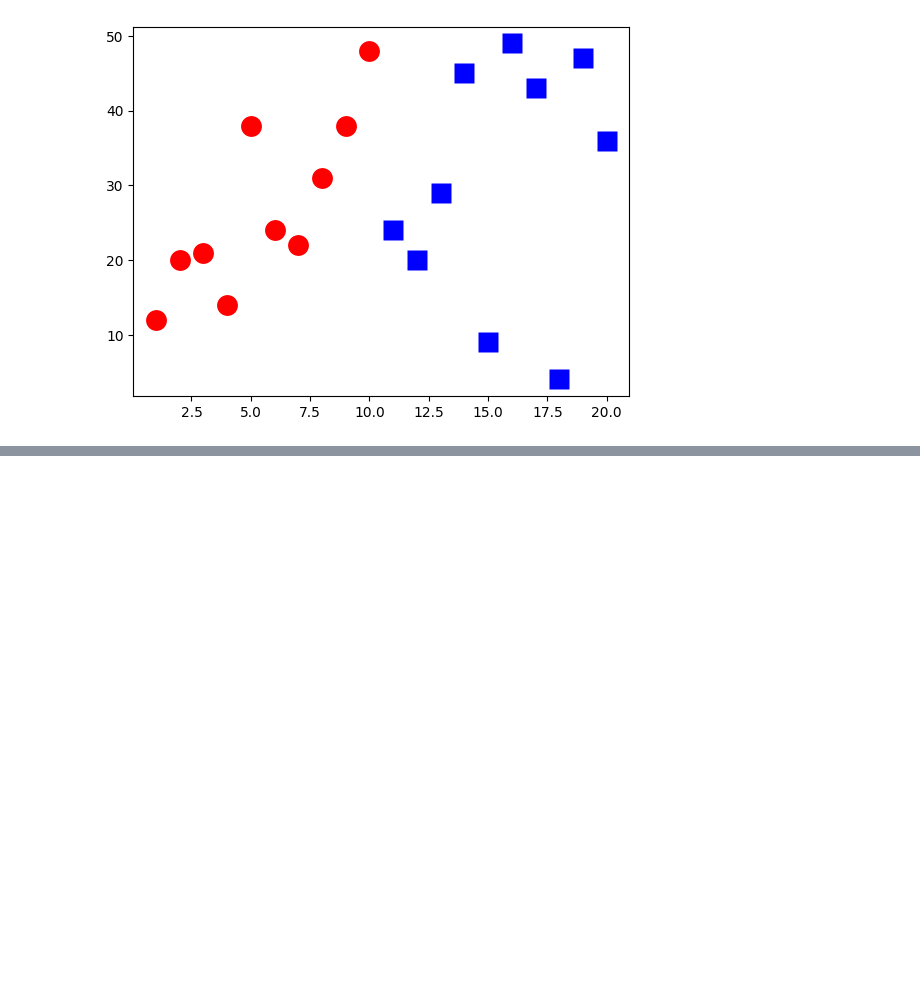
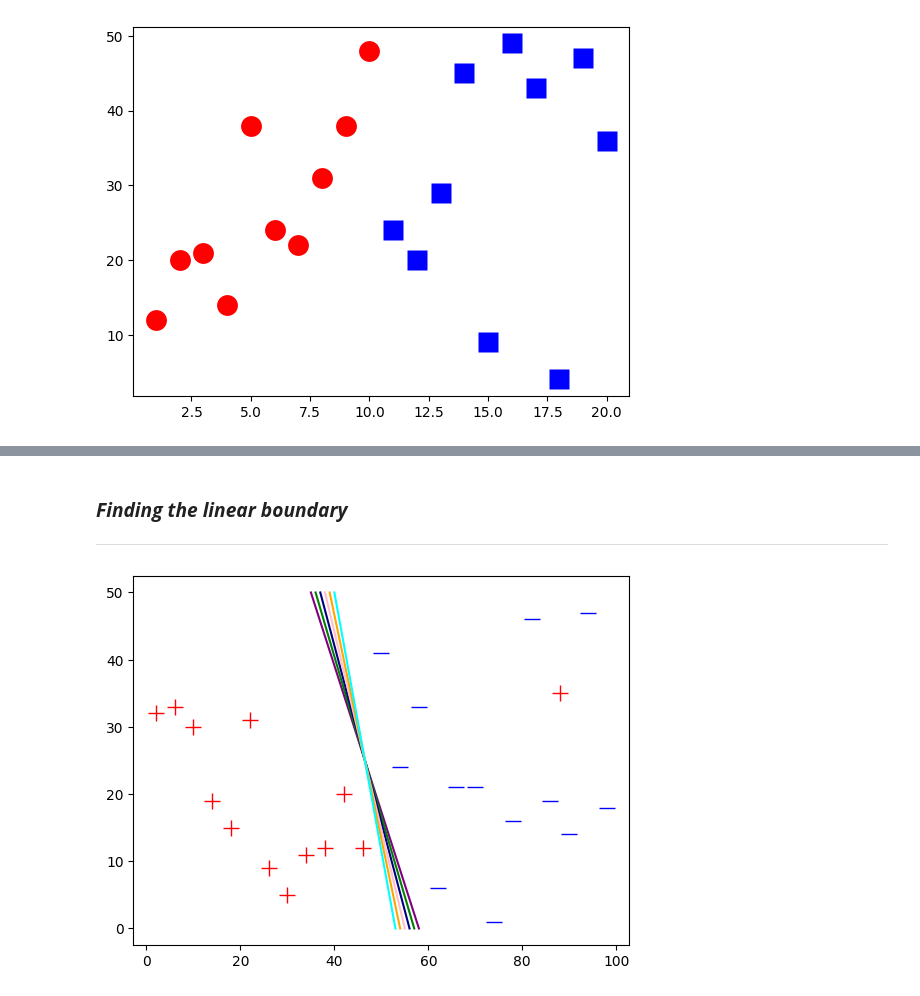
Before and after one commit to anoban/Applied-Text-Mining-in-Python, a Jupyter notebook: anoban/Support Vector Machines.ipynb, the cells around one changed output, grey strips where cells are left out. Cells and saved outputs as stored; diff of their text form; code cells hidden in the pictures; blank space fills up the shorter version.

```diff
--- a/anoban/Support Vector Machines.ipynb
+++ b/anoban/Support Vector Machines.ipynb
@@ -72,0 +161,30 @@ plt.show()
+# %% [markdown]
+### ***Finding the linear boundary***
+_________________________
+# %%
+# A lot of algorithms are available for this.
+# Finding the line implies finding the slope of the line.
+# e.g.
+# Perceptron
+# Linear Discriminative analyses
+# Linear least squares
+
+# A major issue with these linear boundaries is that if there's a linear boundary, there can be, by definition, infinitely many boundaries
+
+x = np.arange(2, 100, 4)
+y = np.array([32, 33, 30, 19, 15, 31,  9,  5, 11, 12, 20, 12, 41, 24, 33,  6, 21, 21,  1, 16, 46, 19, 14, 47, 18])
+markers = list(map(lambda _x: '+' if _x < 50 else '_', x))
+colors = list(map(lambda marker: "red" if marker == '+' else "blue", markers))
+fig, axes = plt.subplots()
+for (_x, _y, mar, col) in zip(x, y, markers, colors):
+    axes.plot(_x, _y, linestyle = "none", marker = mar, mec = col, ms = 12)
+axes.plot(88, 35, linestyle = "none", marker = '+', mec = "red", ms = 12)
+axes.plot([35, 58], [50, 0], color = "purple")
+axes.plot([36, 57], [50, 0], color = "green")
+axes.plot([37, 56], [50, 0], color = "navy")
+axes.plot([38, 55], [50, 0], color = "pink")
+axes.plot([39, 54], [50, 0], color = "orange")
+axes.plot([40, 53], [50, 0], color = "cyan")
+plt.show()
+# %% [output]
+[figure, added]
```
Also changed, not shown: parts of 10 cells of this notebook.
